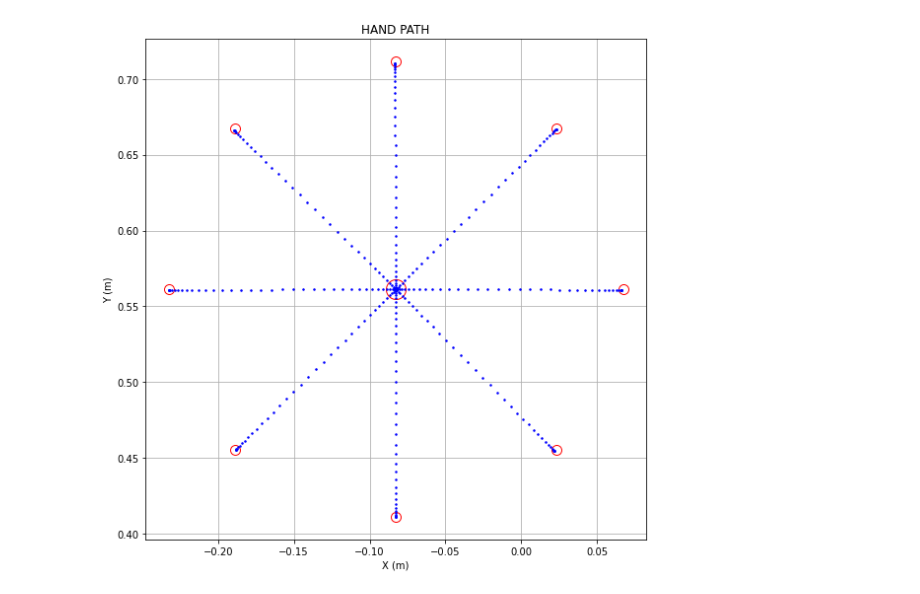
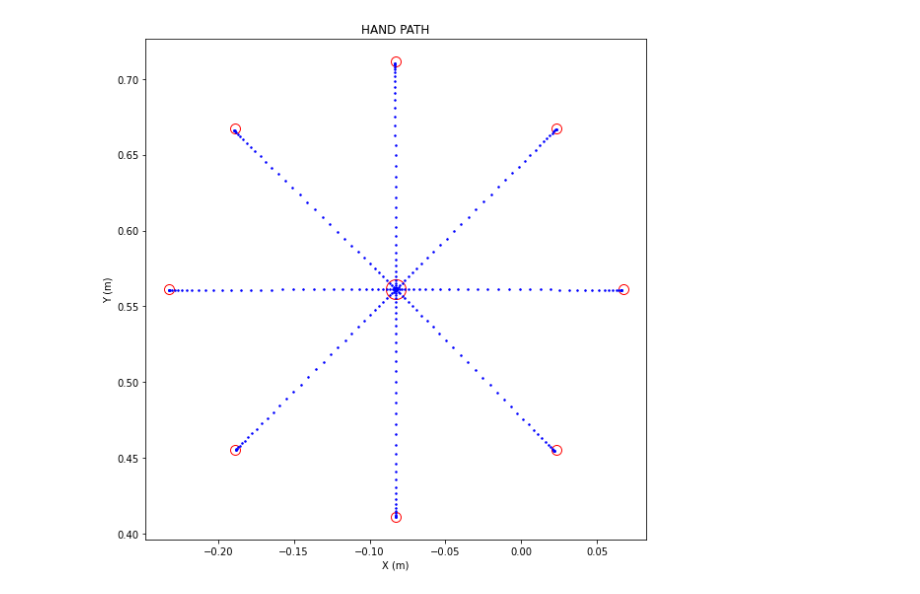
Before and after one commit to gribblelab/twojointarm, a Jupyter notebook: demo4.ipynb, the cells around one changed output. Saved outputs shown, nothing was run; the diff lists cells and outputs as text; code cells hidden in the pictures.

```diff
--- a/demo4.ipynb
+++ b/demo4.ipynb
@@ -45,22 +45,28 @@ def plot_hand_paths(TGTS0,TGTS,H):
     ax.set_xlabel('X (m)')
     ax.set_ylabel('Y (m)')
     ax.set_title('HAND PATH')
-    ax.grid()
     fig.tight_layout()
 # %%
 # Simulate movements in NF
+b = 8
+FF_NF  = np.array([[0, 0],[ 0,0]])
+FF_CCW = np.array([[0,-b],[ b,0]])
+FF_CW  = np.array([[0, b],[-b,0]])
+
+arm_params['FF'] = FF_NF
+
 H_NF = np.zeros((npts,2,n)) # hand paths
 QQ   = np.zeros((npts,2,n)) # muscle torques
 for i,a in enumerate(angs):
     t,H,Hd,Hdd = minjerk(H0,TGTS[:,i],mt,npts)
     A,Ad,Add = hand_to_joints((H,Hd,Hdd),arm_params)
     Q = inverse_dynamics(A,Ad,Add,arm_params)
     A0,Ad0 = A[0,:],np.zeros((1,2))
     A_sim, Ad_sim, Add_sim = forward_dynamics(A0, Ad0, Q, t, arm_params)
     H_sim,_ = joints_to_hand(A_sim, arm_params)
     H_NF[:,:,i] = H_sim
 plot_hand_paths(TGT0,TGTS,H_NF)
 # %% [output]
-[figure, old version]
+[figure, new version]
 # %%
 # Simulate movements in CWFF
```
Also changed, not shown: parts of 1 cell of this notebook, 9 other files.
